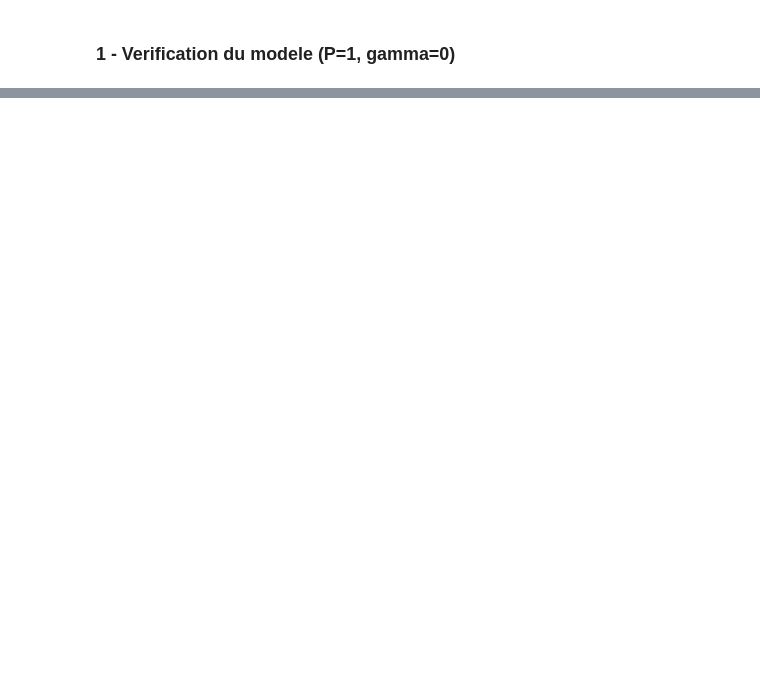
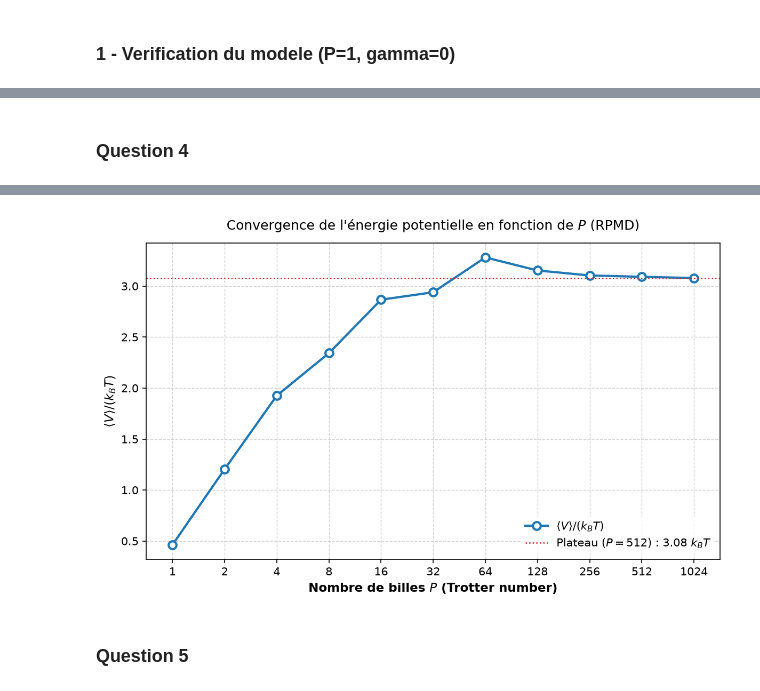
Before and after one commit to Djoto15/MSN_project12, a Jupyter notebook: notes.ipynb, the cells around one changed output, grey strips where cells are left out. Cells and saved outputs as stored; diff of their text form; code cells hidden in the pictures; blank space fills up the shorter version.

```diff
--- a/notes.ipynb
+++ b/notes.ipynb
@@ -97,0 +115,72 @@ plt.show()
+# %% [markdown]
+### Question 4
+# %%
+import matplotlib.pyplot as plt
+import numpy as np
+
+list_P = [1, 2, 4, 8, 16, 32, 64, 128, 256, 512, 1024]
+e_pot_mean = []
+e_pot_std = []  # Pour barre d'erreur ou incertitude statistique
+
+for p in list_P:
+    print(f"---------- Simulation pour P={p} ----------")
+    sim, res = run_simulation(
+        n_steps=100000, P=p, gamma=None, alpha=1 / 100, xc=None, seed=42
+    )
+
+    # On écarte la première moitié (ou 20 000 pas) pour moyenner à l'équilibre
+    eq_start = len(res.e_pot) // 2
+    e_pot_equil = res.e_pot[eq_start:]
+
+    # Conversion en Kelvin (ou en unités de k_B * T)
+    e_pot_mean.append(np.mean(e_pot_equil) / (kb * sim.T))
+
+# --- Tracé esthétique ---
+fig, ax = plt.subplots(figsize=(8, 5), dpi=150)
+
+# Tracé principal avec marqueurs stylisés
+ax.plot(
+    list_P,
+    e_pot_mean,
+    marker="o",
+    markersize=7,
+    markerfacecolor="white",
+    markeredgewidth=2,
+    markeredgecolor="#1f77b4",
+    linewidth=2,
+    color="#1f77b4",
+    label=r"$\langle V \rangle / (k_B T)$",
+)
+
+# Échelle log base 2 pour P
+ax.set_xscale("log", base=2)
+ax.set_xticks(list_P)
+ax.set_xticklabels([str(p) for p in list_P])
+
+# Labels et mise en page
+ax.set_xlabel(r"Nombre de billes $P$ (Trotter number)", fontsize=11, fontweight="bold")
+ax.set_ylabel(r"$\langle V \rangle / (k_B T)$", fontsize=11, fontweight="bold")
+ax.set_title(
+    r"Convergence de l'énergie potentielle en fonction de $P$ (RPMD)",
+    fontsize=12,
+    pad=12,
+)
+
+# Grille subtile
+ax.grid(True, which="major", color="#d3d3d3", linestyle="--", linewidth=0.7)
+ax.grid(True, which="minor", color="#f0f0f0", linestyle=":", linewidth=0.5)
+
+# Valeur asymptotique estimée (plateau à grand P)
+val_plateau = e_pot_mean[-1]
+ax.axhline(
+    val_plateau,
+    color="#d62728",
+    linestyle=":",
+    linewidth=1.2,
+    label=f"Plateau ($P=512$) : {val_plateau:.2f} $k_B T$",
+)
+
+ax.legend(frameon=True, facecolor="white", edgecolor="none", fontsize=10)
+fig.tight_layout()
+plt.show()
+# %% [output]
@@ -97,0 +204,3 @@ plt.show()
+[figure, added]
+# %% [markdown]
+### Question 5
```
Also changed, not shown: parts of 6 cells of this notebook, 1 other file.
